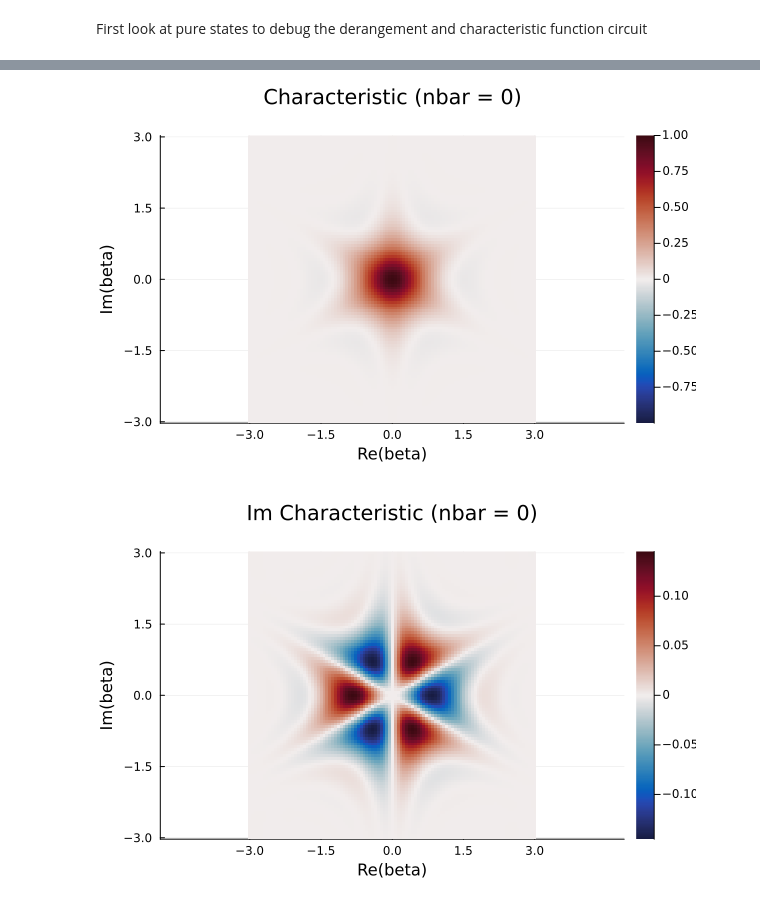
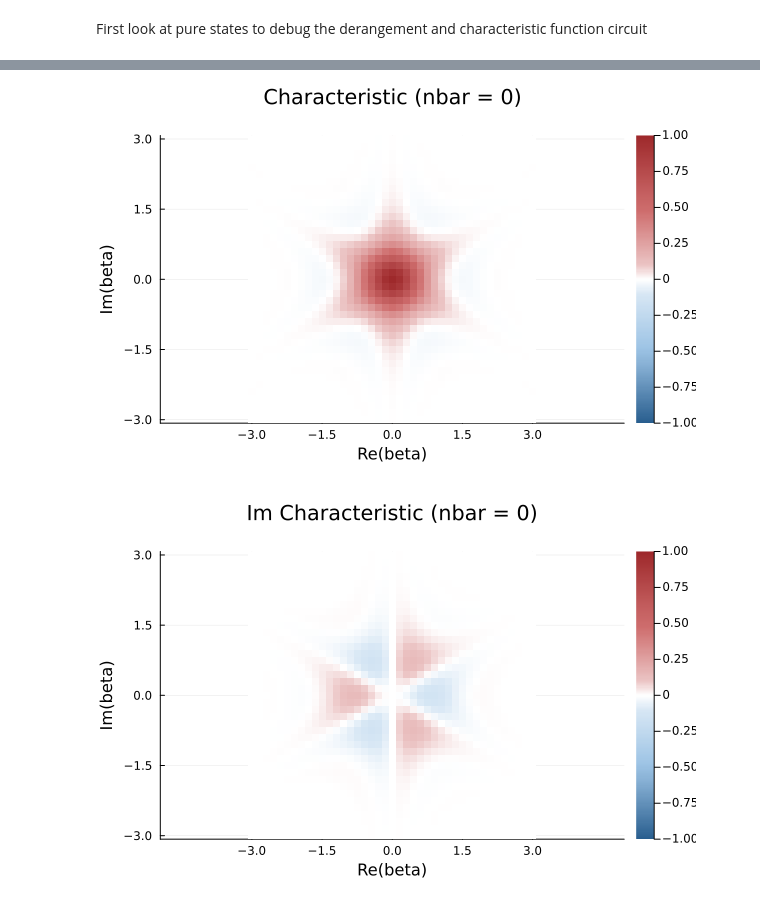
Before and after one commit to DonovanWebb/thesis, a Jupyter notebook: figures/make_figure/ch6/tomography.ipynb, the cells around one changed output, grey strips where cells are left out. Saved outputs shown, nothing was run; the diff lists cells and outputs as text; code cells hidden in the pictures.

Commit message:
ch6 figures + sqz sim

```diff
--- a/figures/make_figure/ch6/tomography.ipynb
+++ b/figures/make_figure/ch6/tomography.ipynb
@@ -109,9 +109,23 @@ function get_characteristic_function_psi(psi, beta_max, num_points; do_re=true)
     return chi_arr
 end
 
+
+dark_red    = RGB(0.62, 0.16, 0.17)
+pastel_red  = RGB(0.81, 0.43, 0.43)
+white       = RGB(1.00, 1.00, 1.00)
+pastel_blue = RGB(0.62, 0.77, 0.90)
+dark_blue   = RGB(0.16, 0.37, 0.56)
+
+cmap = cgrad(
+    [dark_blue, pastel_blue, white, pastel_red, dark_red],
+    [0.0, 0.2, 0.45, 0.55, 0.8, 1.0]
+)
+
+
 function plot_char_fn(chi_arr, title_str, axis_labels, axis_ticks)
     max_val = maximum(abs.(chi_arr))
-    p = heatmap(linear_range, linear_range, real.(chi_arr), c=cgrad(:balance), aspect_ratio=:equal, xlabel=axis_labels[1], ylabel=axis_labels[2], title=title_str, xticks=axis_ticks[1], yticks=axis_ticks[2], clims=(-max_val, max_val))
+    max_val = 1.0 # overwrite to 1.0
+    p = heatmap(linear_range, linear_range, real.(chi_arr), c=cmap, aspect_ratio=:equal, xlabel=axis_labels[1], ylabel=axis_labels[2], title=title_str, xticks=axis_ticks[1], yticks=axis_ticks[2], clims=(-max_val, max_val))
     return p
 end
 
@@ -130,12 +144,13 @@ function plot_wigner(state, lim=3)
     max_val = maximum(abs.(w))
     axis_scale = linear_range
     lim = maximum(abs.(axis_scale))
-    w_plt = heatmap(axis_scale, axis_scale, w, c=:balance,aspect_ratio=:equal,  xlabel="Re(γ)", ylabel="Im(γ)",  clims=(-max_val, max_val), xlims=(-lim, lim), ylims=(-lim, lim))
+    w_plt = heatmap(axis_scale, axis_scale, w, c=cmap,aspect_ratio=:equal,  xlabel="Re(γ)", ylabel="Im(γ)",  clims=(-max_val, max_val), xlims=(-lim, lim), ylims=(-lim, lim))
     plot(w_plt)
     hline!([0], color=:black, linestyle=:dash)
     vline!([0], color=:black, linestyle=:dash)
     hline!([-0.5, 0.5], color=:grey, linestyle=:dash)
     vline!([-0.5, 0.5], color=:grey, linestyle=:dash, legend=false)
+    return w
 end
 # %% [output]
 1
@@ -167,7 +182,7 @@ First look at pure states to debug the derangement and characteristic function c
 # %%
 beta_min = -3.0
 beta_max = 3.0
-num_points = 101
+num_points = 41
 linear_range = get_linear_range(beta_min, beta_max, num_points)
 
 phi_2 = -3*pi/2
@@ -181,5 +196,5 @@ psi_hybrid = tensor(up, psi_m)
 beta_1 = 0.0 + 0.0im
 psi_hybrid = sdf(beta_1)*psi_hybrid
 rho_m1 = ptrace(psi_hybrid, [1])
-m1_w = plot_wigner(rho_m1)
+w = plot_wigner(rho_m1)
 # %% [output]
@@ -190,18 +221,18 @@ Integral of Wigner function over phase space: 0.9954857861346283
 axis_ticks = (LinRange(beta_min, beta_max, 5), LinRange(beta_min, beta_max, 5))
 
 axis_labels = ("Re(beta)", "Im(beta)")
-chi_arr = get_characteristic_function_psi(psi_hybrid, beta_max, num_points; do_re=true)
+chi_arr_re = get_characteristic_function_psi(psi_hybrid, beta_max, num_points; do_re=true)
 plot_title = "Characteristic (nbar = 0)"
-p = plot_char_fn(chi_arr, plot_title, axis_labels, axis_ticks)
+p1 = plot_char_fn(chi_arr_re, plot_title, axis_labels, axis_ticks)
 # %% [output]
-[figure, old version]
+[figure, new version]
 # %%
 """Plot imaginary part """
 axis_ticks = (LinRange(beta_min, beta_max, 5), LinRange(beta_min, beta_max, 5))
 
 axis_labels = ("Re(beta)", "Im(beta)")
-chi_arr = get_characteristic_function_psi(psi_hybrid, beta_max, num_points, do_re=false)
+chi_arr_im = get_characteristic_function_psi(psi_hybrid, beta_max, num_points, do_re=false)
 plot_title = "Im Characteristic (nbar = 0)"
-p = plot_char_fn(chi_arr, plot_title, axis_labels, axis_ticks)
+p2 = plot_char_fn(chi_arr_im, plot_title, axis_labels, axis_ticks)
 # %% [output]
-[figure, old version]
+[figure, new version]
```
Also changed, not shown: parts of 11 cells of this notebook, 19 other files.
